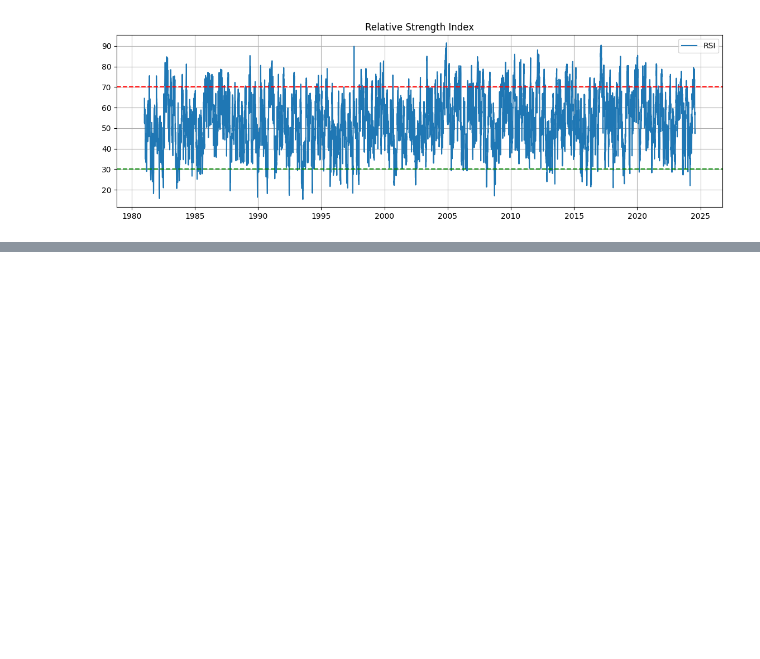
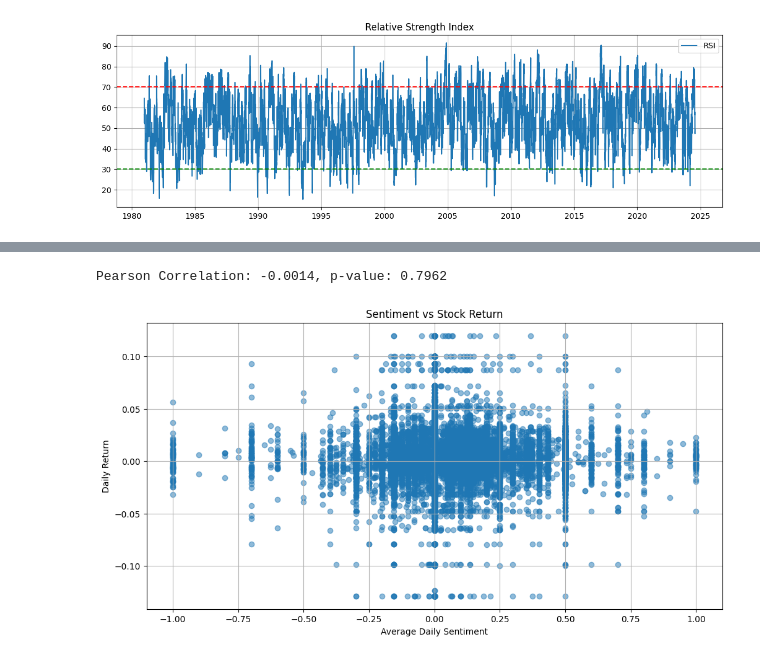
Before and after one commit to anteneh24/nova-financial-analysis, a Jupyter notebook: notebooks/task.ipynb, the cells around one changed output, grey strips where cells are left out. Cells and saved outputs as stored; diff of their text form; code cells hidden in the pictures; blank space fills up the shorter version.

Commit message:
Correlation

```diff
--- a/notebooks/task.ipynb
+++ b/notebooks/task.ipynb
@@ -87,0 +128,8 @@ plt.show()
+# %%
+df_sentiment = df_news.groupby('date')['sentiment'].mean().reset_index()
+df_sentiment.rename(columns={'sentiment': 'avg_sentiment'}, inplace=True)
+# %%
+# Normalize stock index to date only for merge
+df['date'] = df.index.date
+df_sentiment = df_sentiment.copy()
+df_sentiment['date'] = pd.to_datetime(df_sentiment['date']).dt.date
@@ -87,0 +145,2 @@ plt.show()
+# %%
+df_merged = pd.merge(df, df_sentiment, on='date', how='inner')
@@ -87,0 +156,24 @@ plt.show()
+# %%
+from scipy.stats import pearsonr
+
+# Drop NA (if any)
+df_corr = df_merged.dropna(subset=['Daily_Return', 'avg_sentiment'])
+
+# Pearson correlation
+corr_coef, p_value = pearsonr(df_corr['Daily_Return'], df_corr['avg_sentiment'])
+
+print(f"Pearson Correlation: {corr_coef:.4f}, p-value: {p_value:.4f}")
+# %% [output]
+Pearson Correlation: -0.0014, p-value: 0.7962
+# %%
+import matplotlib.pyplot as plt
+
+plt.figure(figsize=(12, 6))
+plt.scatter(df_corr['avg_sentiment'], df_corr['Daily_Return'], alpha=0.5)
+plt.title("Sentiment vs Stock Return")
+plt.xlabel("Average Daily Sentiment")
+plt.ylabel("Daily Return")
+plt.grid(True)
+plt.show()
+# %% [output]
+[figure, added]
```
Also changed, not shown: parts of 11 cells of this notebook.
